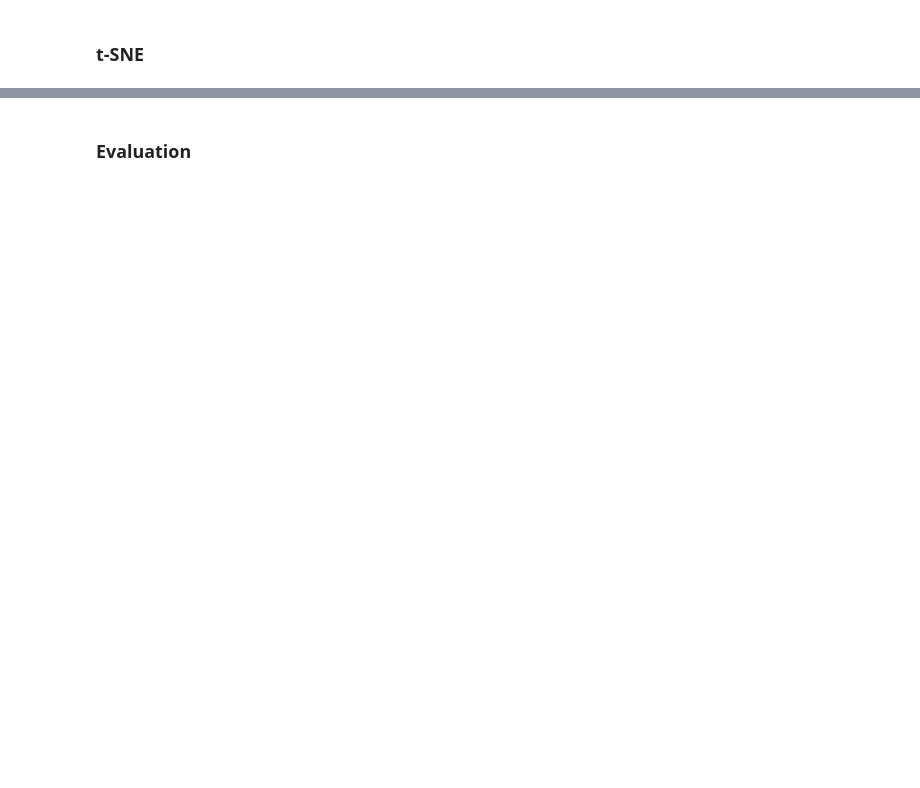
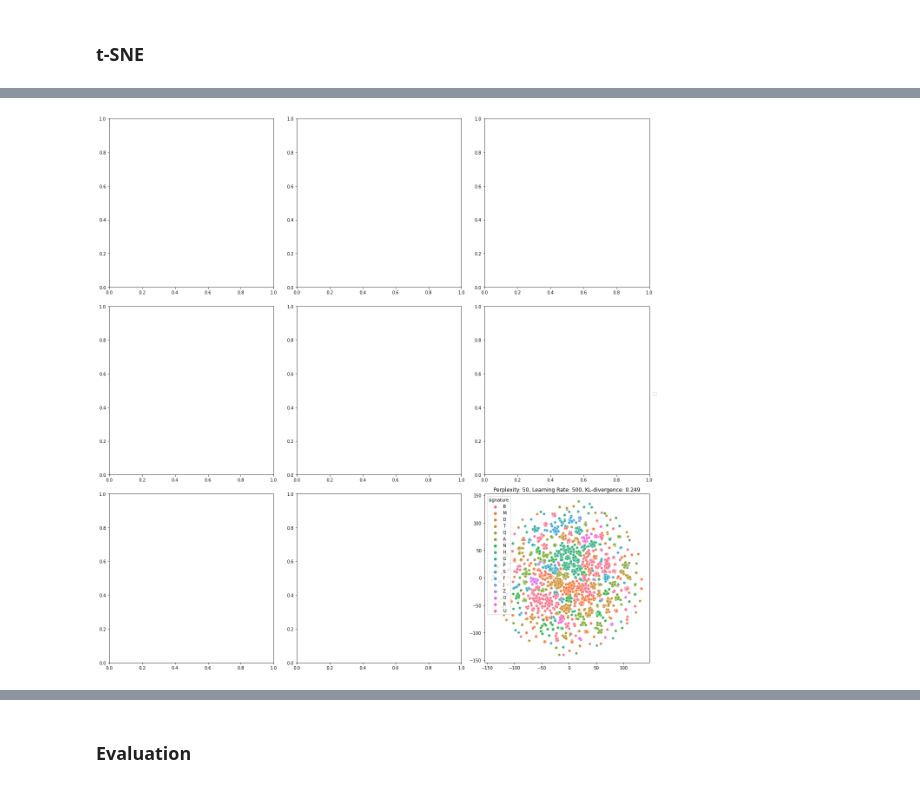
Before and after one commit to hanaCasey/BHVizData, a Jupyter notebook: embeddings.ipynb, the cells around one changed output, grey strips where cells are left out. Saved outputs shown, nothing was run; the diff lists cells and outputs as text; code cells hidden in the pictures; blank space fills up the shorter version.

```diff
--- a/embeddings.ipynb
+++ b/embeddings.ipynb
@@ -90,0 +120,22 @@ tsne_emb = reducer.fit_transform(subject_doc_matrix)
+# %%
+# test
+# Create a subplot grid for the scatterplots
+fig, axs = plt.subplots(len(perplexities), len(learning_rates), figsize=(18, 18))
+
+tsne = TSNE(n_components=2, perplexity=10, learning_rate=200, n_iter=1000)
+
+x_tsne = tsne.fit_transform(subject_doc_matrix)
+sns.scatterplot(x=x_tsne[:, 0], y=x_tsne[:, 1], hue=df.signature.str[0], ax=axs[i, j])
+axs[i, j].set_title(f'Perplexity: {perplexity}, Learning Rate: {learning_rate}, KL-divergence: {tsne.kl_divergence_:.3f}')
+
+# Add a common legend for all scatterplots
+handles, labels = axs[0, 0].get_legend_handles_labels()
+fig.legend(handles, labels, loc='center right')
+
+# Adjust the layout of the subplots
+fig.tight_layout()
+
+# Show the scatterplots
+plt.show()
+# %% [output]
+[figure, added]
```
Also changed, not shown: parts of 11 cells of this notebook, 3 other files.
